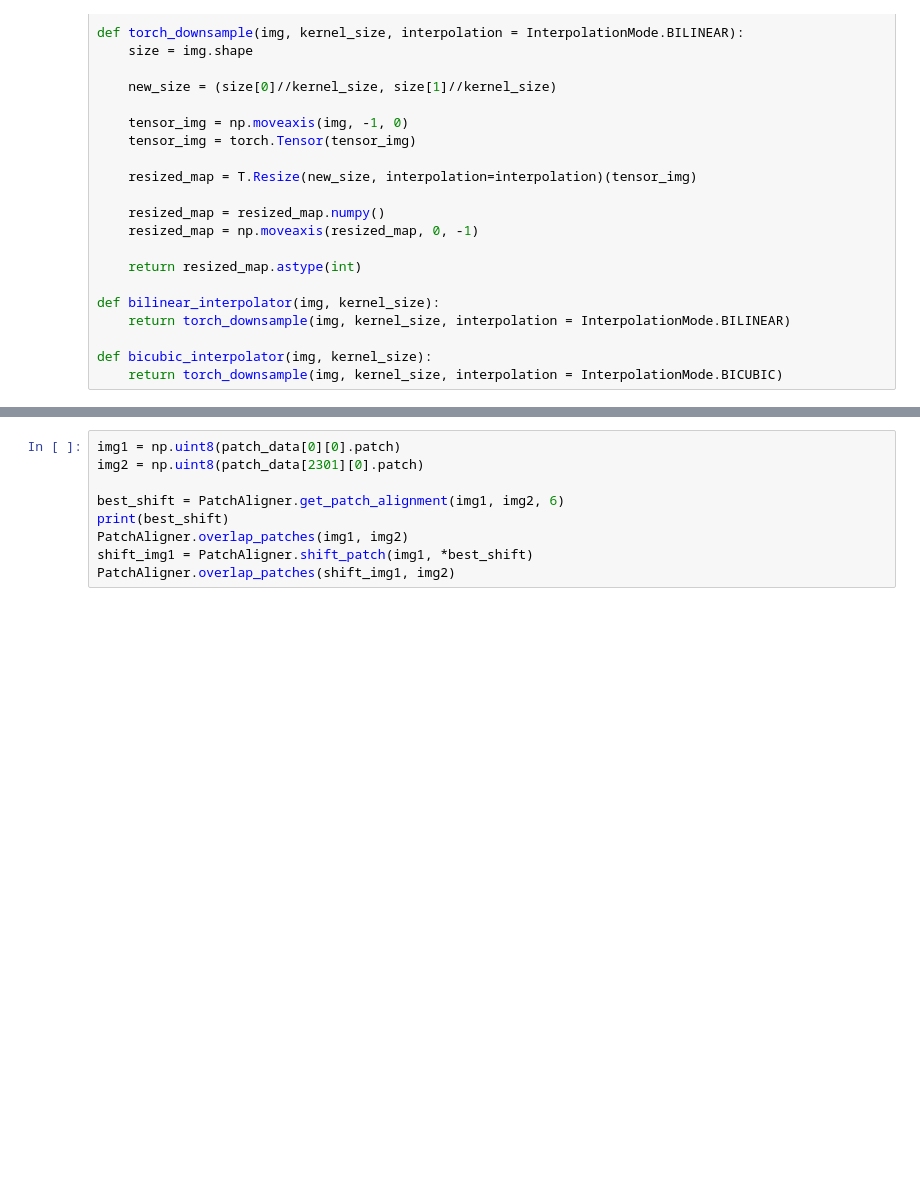
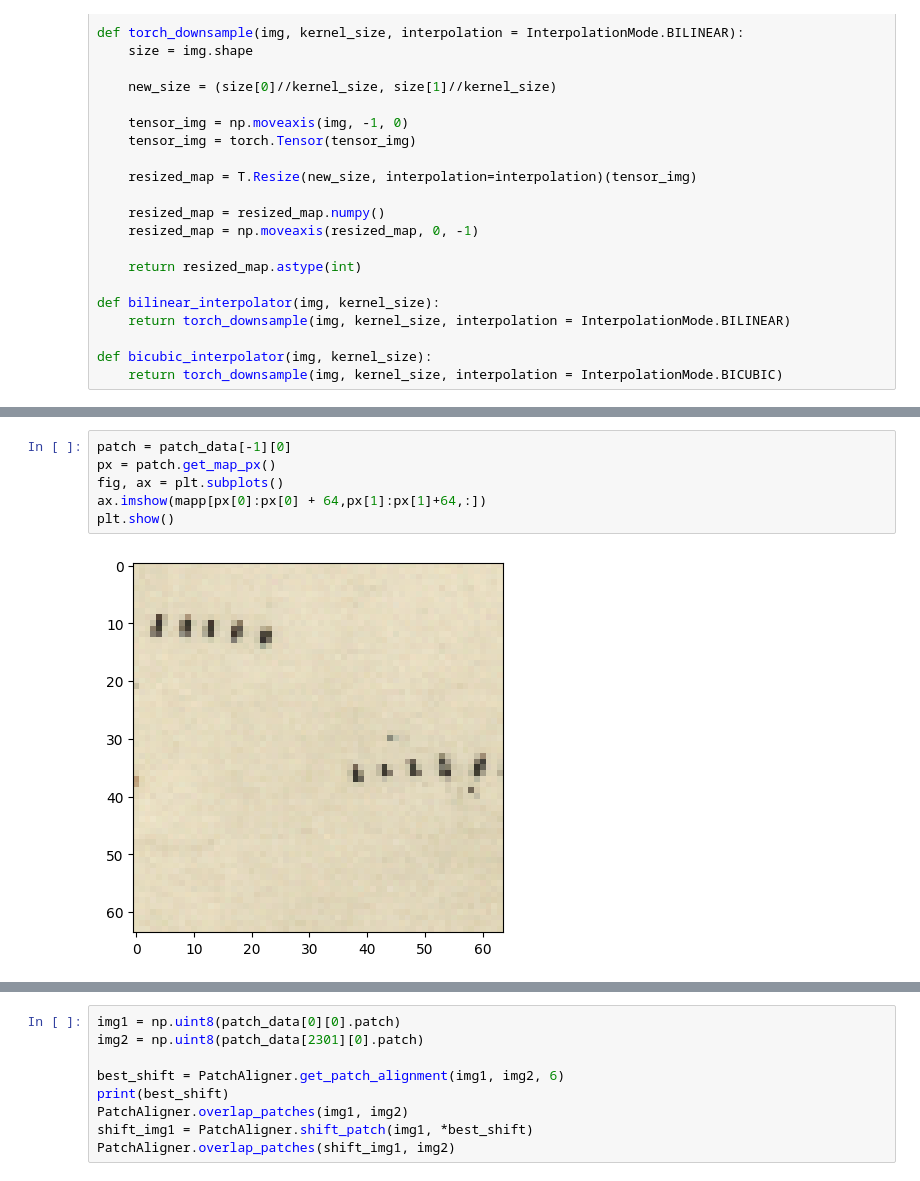
Before and after one commit to alv31415/contrastive-map, a Jupyter notebook: src/dev/patch_aligner.ipynb, the cells around one changed output, grey strips where cells are left out. Saved outputs shown, nothing was run; the diff lists cells and outputs as text; blank space fills up the shorter version.

```diff
--- a/src/dev/patch_aligner.ipynb
+++ b/src/dev/patch_aligner.ipynb
@@ -187,0 +216,8 @@ INFO:root:2,301 patches from ../data/map_4.tif generated with shape (39, 59, 1,
+# %%
+patch = patch_data[-1][0]
+px = patch.get_map_px()
+fig, ax = plt.subplots()
+ax.imshow(mapp[px[0]:px[0] + 64,px[1]:px[1]+64,:])
+plt.show()
+# %% [output]
+[figure, added]
```
Also changed, not shown: parts of 34 cells of this notebook, 3 other files.
